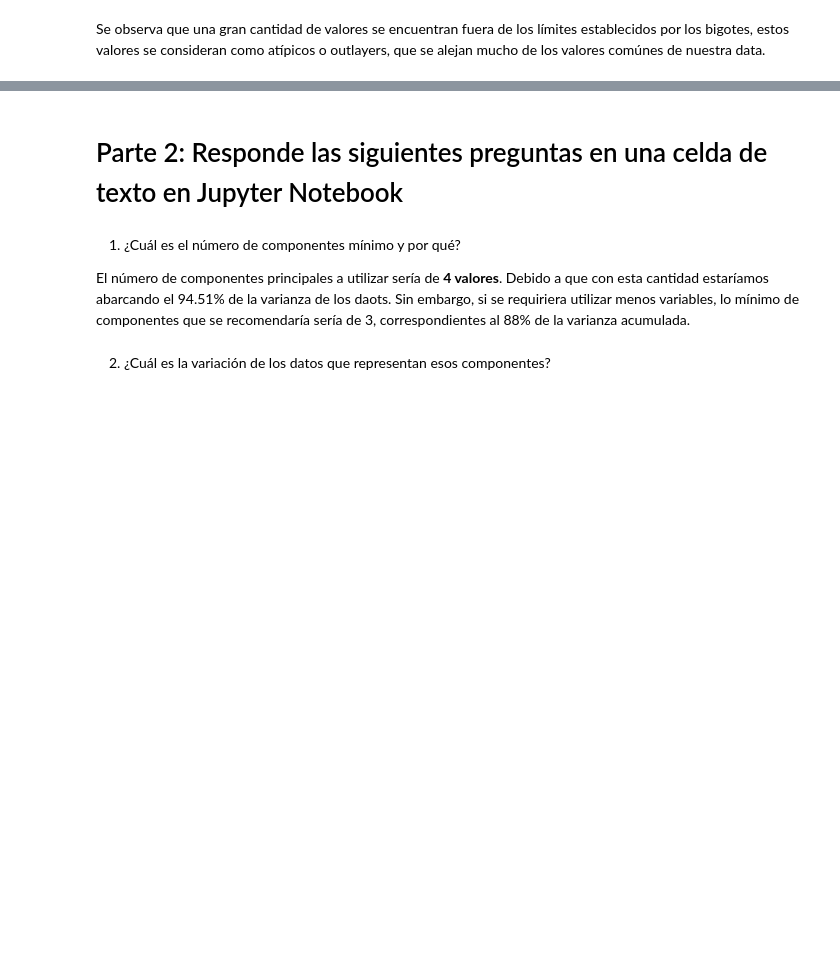
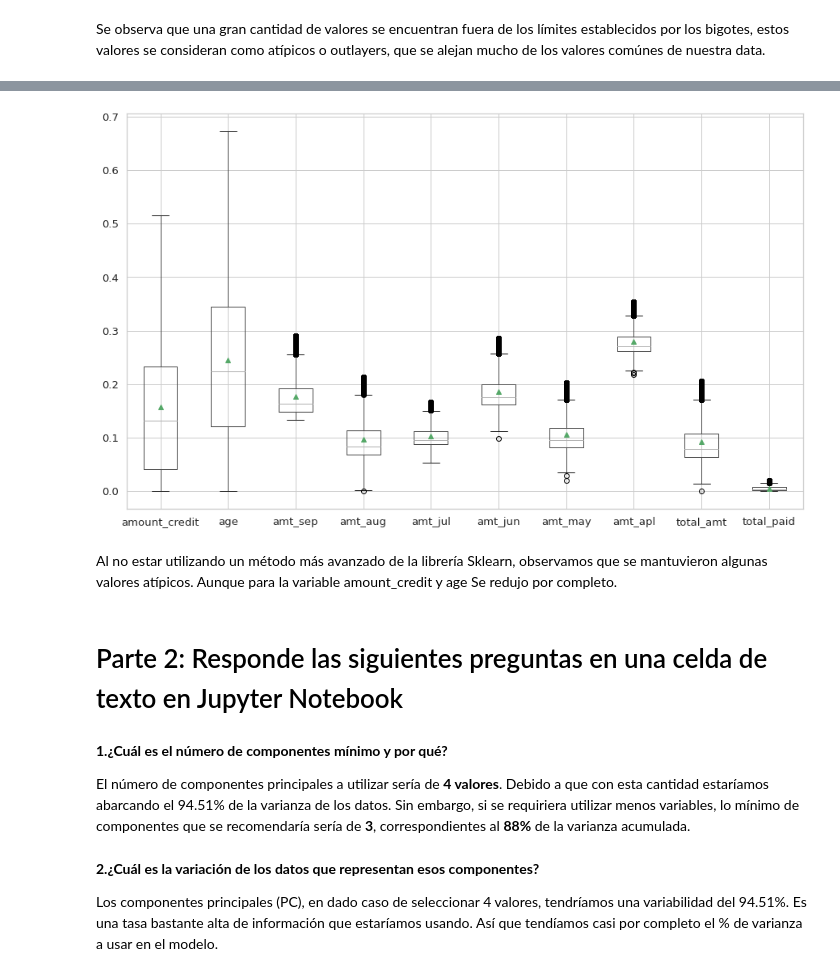
Before and after one commit to PosgradoMNA/actividades-del-projecto-teammexcol, a Jupyter notebook: Proyecto_Avances/Semana4_Actividad1.ipynb, the cells around one changed output, grey strips where cells are left out. Saved outputs shown, nothing was run; the diff lists cells and outputs as text; code cells hidden in the pictures; blank space fills up the shorter version.

```diff
--- a/Proyecto_Avances/Semana4_Actividad1.ipynb
+++ b/Proyecto_Avances/Semana4_Actividad1.ipynb
@@ -470,0 +488,5 @@ Se observa que una gran cantidad de valores se encuentran fuera de los límites
+# %%
+Q1 = new_df.quantile(0.25)
+Q3 = new_df.quantile(0.75)
+IQR = Q3 - Q1
+IQR
@@ -470,0 +507,3 @@ Se observa que una gran cantidad de valores se encuentran fuera de los límites
+# %%
+BI_Calculado = (Q1 - 1.5 * IQR)
+BI_Calculado
@@ -470,0 +524,3 @@ Se observa que una gran cantidad de valores se encuentran fuera de los límites
+# %%
+BS_Calculado = (Q3 + 1.5 * IQR)
+BS_Calculado
@@ -470,0 +580,4 @@ Se observa que una gran cantidad de valores se encuentran fuera de los límites
+# %%
+ubc_sin_outliers = (new_df>=BI_Calculado) & (new_df<=BS_Calculado)
+sin_outliers = new_df[ubc_sin_outliers]
+sin_outliers
@@ -471,10 +616,20 @@ Se observa que una gran cantidad de valores se encuentran fuera de los límites
+# %%
+val_atp = sin_outliers.boxplot(figsize = (15,9),showmeans = True)
+val_atp.plot()
+plt.show()
+# %% [output]
+[figure, added]
+# %% [markdown]
+Al no estar utilizando un método más avanzado de la librería Sklearn, observamos que se mantuvieron algunas valores atípicos. Aunque para la variable amount_credit y age Se redujo por completo.
 # %% [markdown]
 # Parte 2: Responde las siguientes preguntas en una celda de texto en Jupyter Notebook
 # %% [markdown]
 
-1. ¿Cuál es el número de componentes mínimo y por qué?
+**1.¿Cuál es el número de componentes mínimo y por qué?**
 
-El número de componentes principales a utilizar sería de **4 valores**. Debido a que con esta cantidad estaríamos abarcando el 94.51% de la varianza de los daots. Sin embargo, si se requiriera utilizar menos variables, lo mínimo de componentes que se recomendaría sería de 3, correspondientes al 88% de la varianza acumulada.
+El número de componentes principales a utilizar sería de **4 valores**. Debido a que con esta cantidad estaríamos abarcando el 94.51% de la varianza de los datos. Sin embargo, si se requiriera utilizar menos variables, lo mínimo de componentes que se recomendaría sería de **3**, correspondientes al **88%** de la varianza acumulada.
-# %% [markdown]
-2. ¿Cuál es la variación de los datos que representan esos componentes?
+# %% [markdown]
+**2.¿Cuál es la variación de los datos que representan esos componentes?**
+
+Los componentes principales (PC), en dado caso de seleccionar 4 valores, tendríamos una variabilidad del 94.51%. Es una tasa bastante alta de información que estaríamos usando. Así  que tendíamos casi por completo el % de varianza a usar en el modelo.
 # %% [markdown]
```
Also changed, not shown: parts of 32 cells of this notebook.
